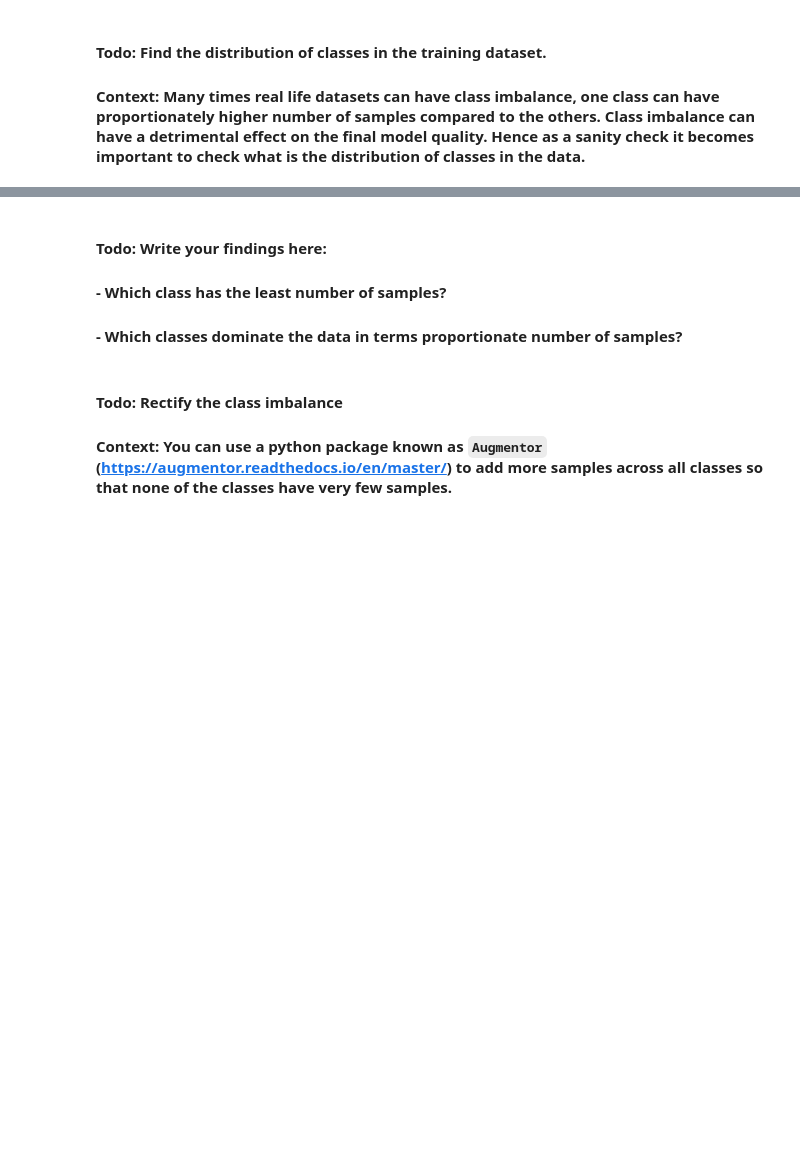
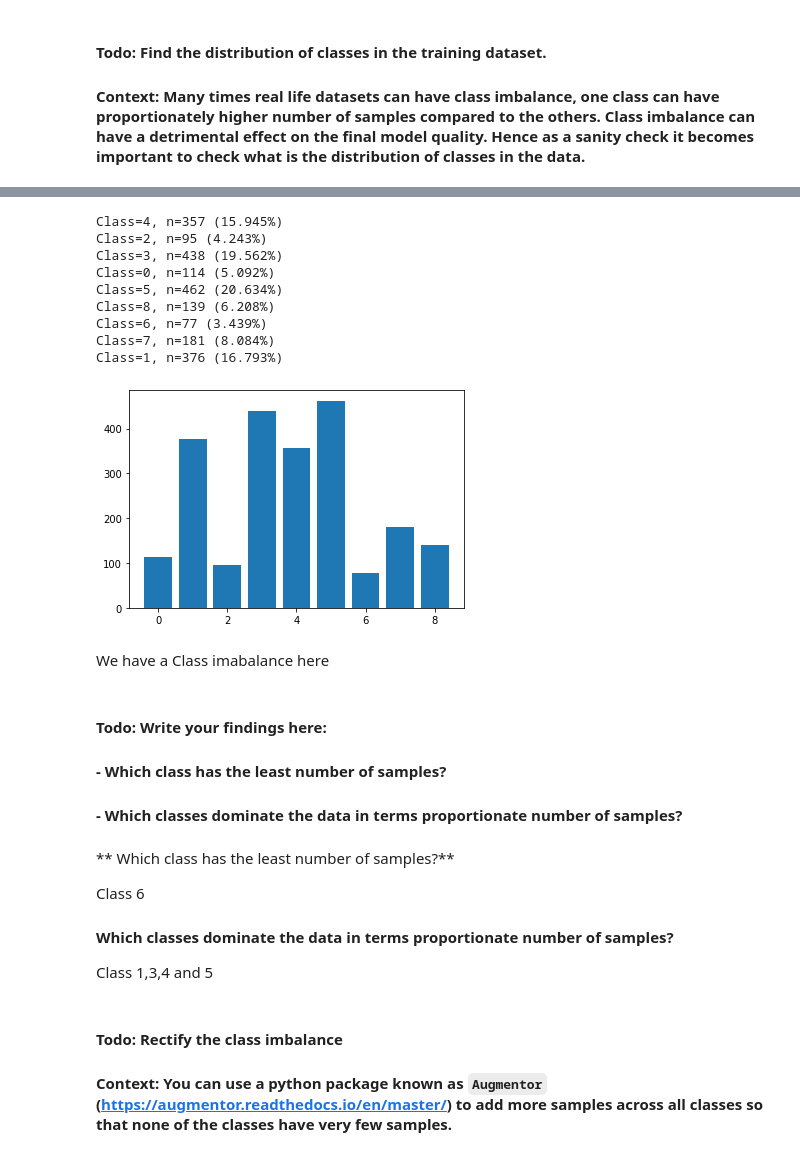
Before and after one commit to harithaareddy123/Machine-learning, a Jupyter notebook: CNN_Skin_Cancer.ipynb, the cells around one changed output, grey strips where cells are left out. Cells and saved outputs as stored; diff of their text form; code cells hidden in the pictures; blank space fills up the shorter version.

```diff
--- a/CNN_Skin_Cancer.ipynb
+++ b/CNN_Skin_Cancer.ipynb
@@ -278,0 +417,6 @@ plt.show()
+# %%
+## Your code goes here.
+from glob import glob
+path_list = [x for x in glob(os.path.join(data_dir_train, '*', '*.jpg'))]
+lesion_list = [os.path.basename(os.path.dirname(y)) for y in glob(os.path.join(data_dir_train, '*', '*.jpg'))]
+len(path_list)
@@ -278,0 +425,4 @@ plt.show()
+# %%
+dataframe_dict_original = dict(zip(path_list, lesion_list))
+df = pd.DataFrame(list(dataframe_dict_original.items()),columns = ['Path','Label'])
+df
@@ -279,7 +443,43 @@ plt.show()
+# %%
+from sklearn.preprocessing import LabelEncoder
+from collections import Counter
+# split into input and output elements
+X, y = df['Path'], df['Label']
+# label encode the target variable
+y = LabelEncoder().fit_transform(y)
+# summarize distribution
+counter = Counter(y)
+for k,v in counter.items():
+	per = v / len(y) * 100
+	print('Class=%d, n=%d (%.3f%%)' % (k, v, per))
+# plot the distribution
+plt.bar(counter.keys(), counter.values())
+plt.show()
+# %% [output]
+Class=4, n=357 (15.945%)
+Class=2, n=95 (4.243%)
+Class=3, n=438 (19.562%)
+Class=0, n=114 (5.092%)
+Class=5, n=462 (20.634%)
+Class=8, n=139 (6.208%)
+Class=6, n=77 (3.439%)
+Class=7, n=181 (8.084%)
+Class=1, n=376 (16.793%)
+[figure, added]
+# %% [markdown]
+We have a Class imabalance here
 # %% [markdown]
 #### **Todo:** Write your findings here:
 #### - Which class has the least number of samples?
 #### - Which classes dominate the data in terms proportionate number of samples?
+# %% [markdown]
+** Which class has the least number of samples?**
+
+Class 6
+# %% [markdown]
+**Which classes dominate the data in terms proportionate number of samples?**
+
+ Class 1,3,4 and 5
 # %% [markdown]
 #### **Todo:** Rectify the class imbalance
 #### **Context:** You can use a python package known as `Augmentor` (https://augmentor.readthedocs.io/en/master/) to add more samples across all classes so that none of the classes have very few samples.
```
Also changed, not shown: parts of 51 cells of this notebook.
